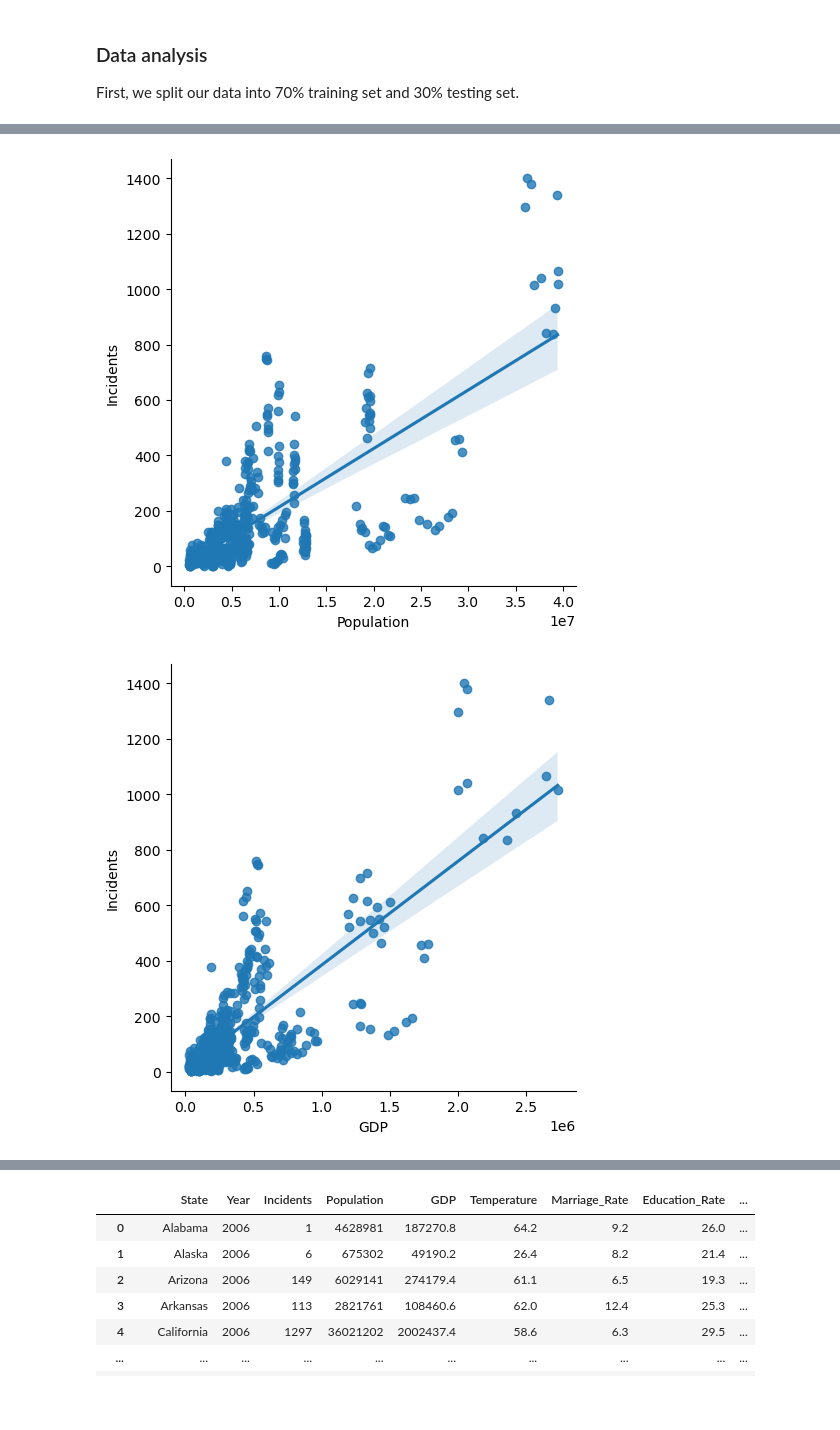
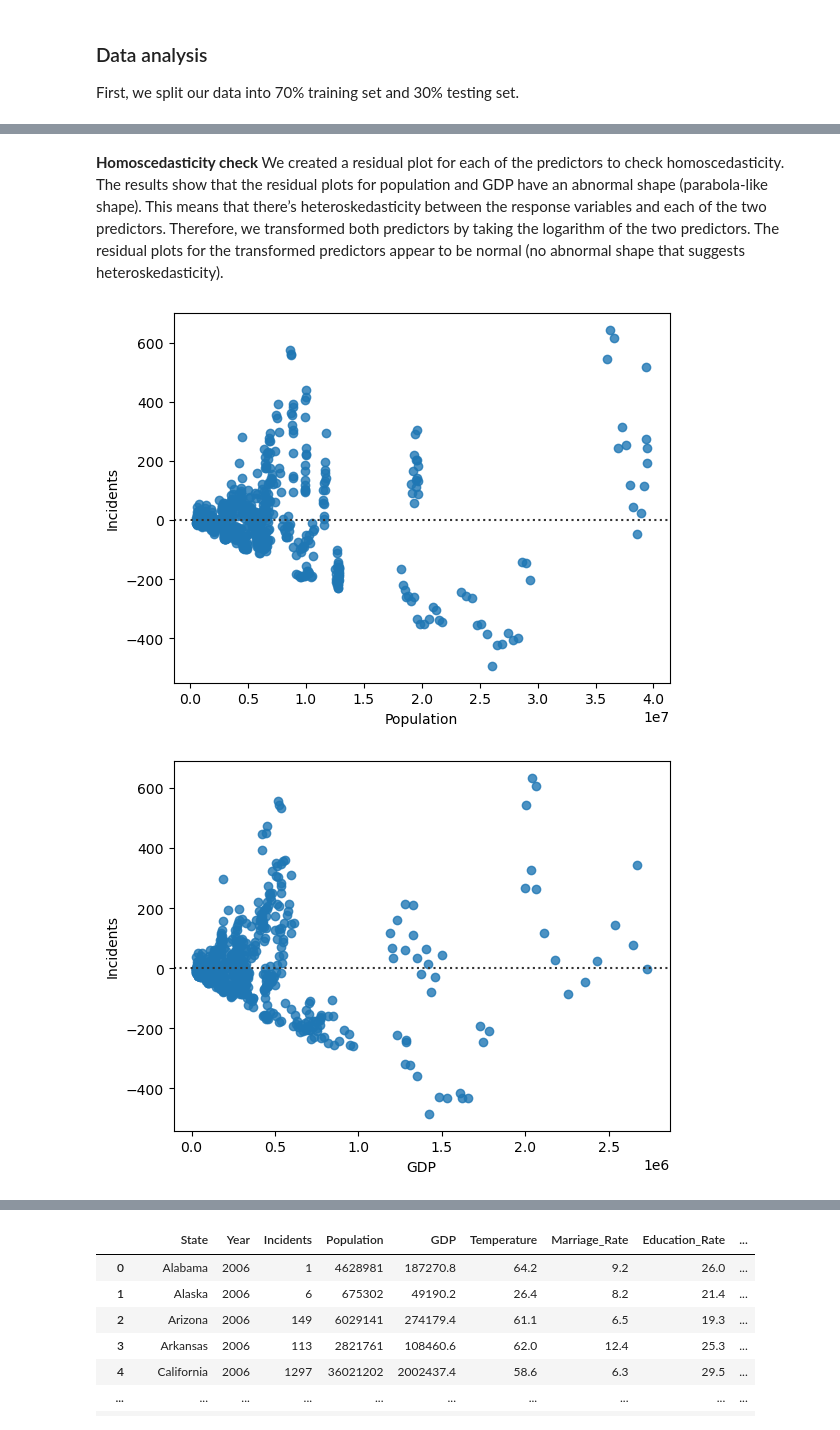
Before and after one commit to ChenTsizhen/2950_Project, a Jupyter notebook: phase4.ipynb, the cells around one changed output, grey strips where cells are left out. Saved outputs shown, nothing was run; the diff lists cells and outputs as text; code cells hidden in the pictures; blank space fills up the shorter version.

```diff
--- a/phase4.ipynb
+++ b/phase4.ipynb
@@ -357,11 +358,12 @@ For Hypothesis 1, we have selected GDP, temperature, population, marriage rate,
 - Homoscedasticity: The variance of the residuals is constant.
 - Multicollinearity: There should not be any multicollinearity in the data. The predictors should not be correlated with each other.
+# %% [markdown]
+**Homoscedasticity check** We created a residual plot for each of the predictors to check homoscedasticity. The results show that the residual plots for population and GDP have an abnormal shape (parabola-like shape). This means that there’s heteroskedasticity between the response variables and each of the two predictors. Therefore, we transformed both predictors by taking the logarithm of the two predictors. The residual plots for the transformed predictors appear to be normal (no abnormal shape that suggests heteroskedasticity).
 # %%
-# Plot the correlation between each input (predictor) and the output (incidents)
 var = train.columns[3:8]
 for v in var:
-    sns.lmplot(data=train, x=v, y='Incidents')
+    sns.residplot(data=df, x=v, y='Incidents')
     plt.show()
 # %% [output]
-[figure, old version]
+[figure, new version]
-[figure, old version]
+[figure, new version]
```
Also changed, not shown: parts of 17 cells of this notebook, 1 other file.
